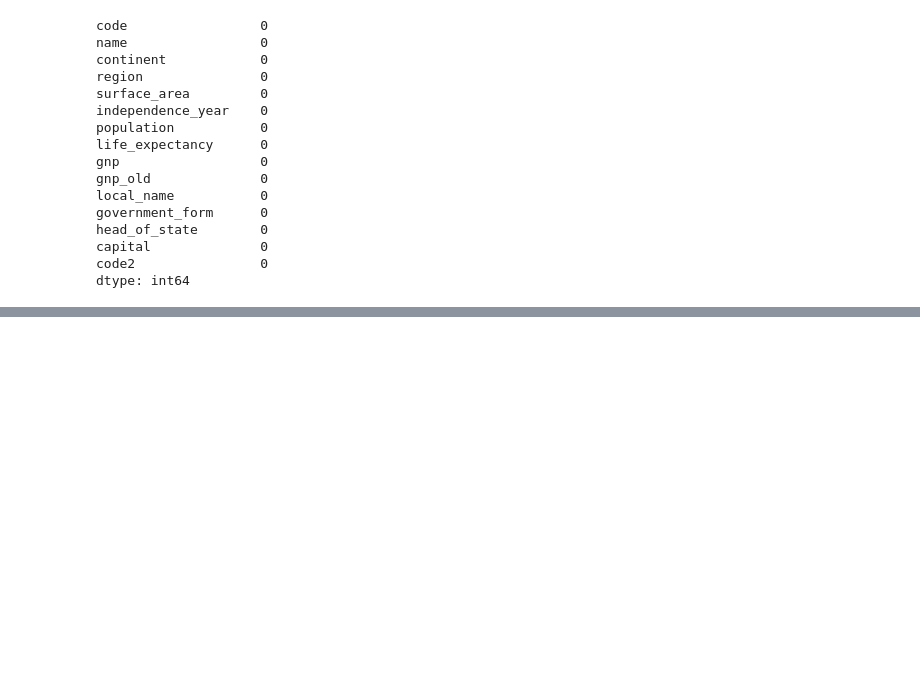
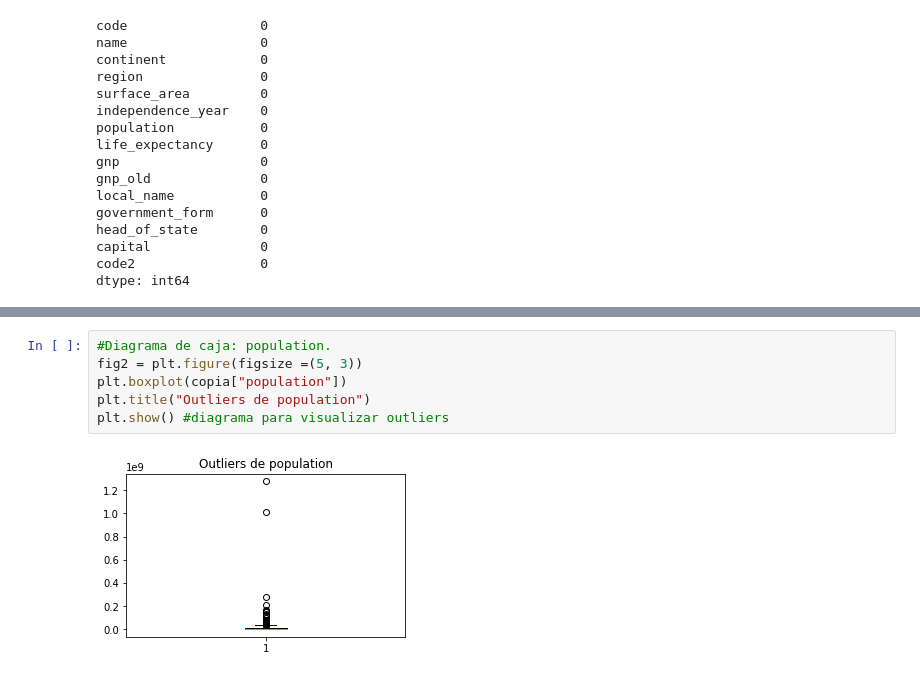
Before and after one commit to Ick3r/RETO_FINAL, a Jupyter notebook: reto_final.ipynb, the cells around one changed output, grey strips where cells are left out. Cells and saved outputs as stored; diff of their text form; blank space fills up the shorter version.

```diff
--- a/reto_final.ipynb
+++ b/reto_final.ipynb
@@ -91,0 +146,8 @@ dtype: int64
+# %%
+#Diagrama de caja: population.
+fig2 = plt.figure(figsize =(5, 3))
+plt.boxplot(copia["population"])
+plt.title("Outliers de population")
+plt.show() #diagrama para visualizar outliers
+# %% [output]
+[figure, added]
```
Also changed, not shown: parts of 8 cells of this notebook.
